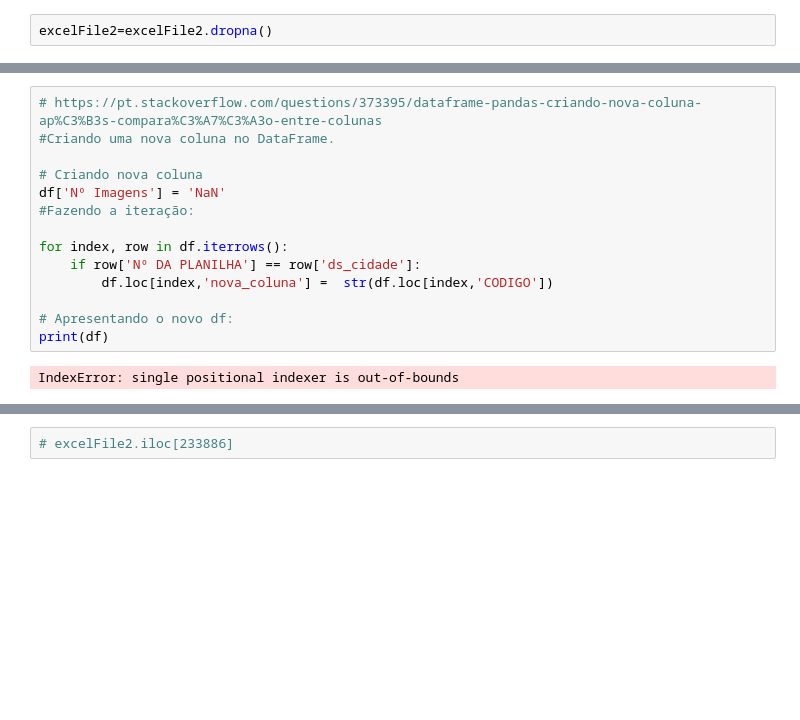
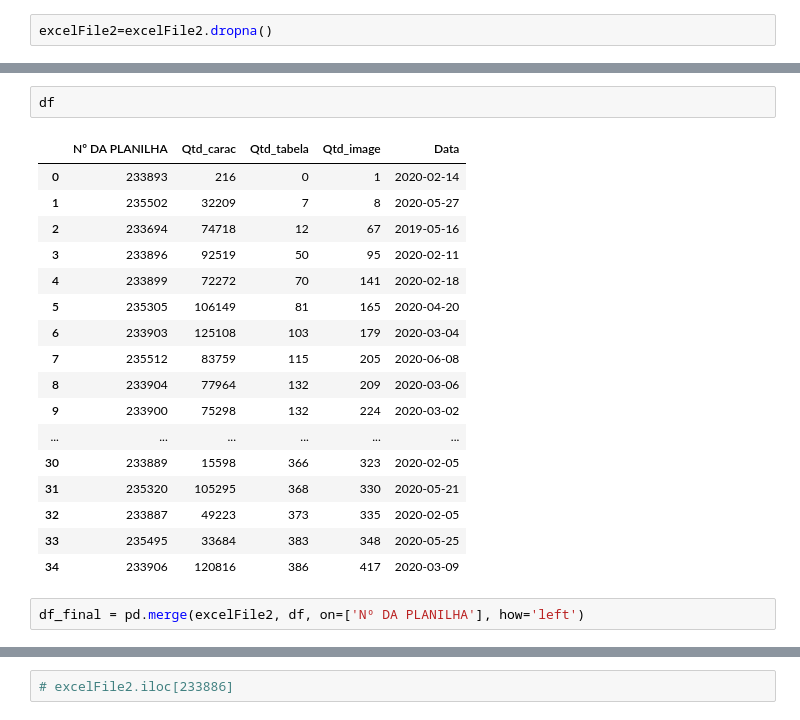
Before and after one commit to WalnerPessoa/Fluxo_Editorial, a Jupyter notebook: testes/gerar_nova_tabela.ipynb, the cells around one changed output, grey strips where cells are left out. Cells and saved outputs as stored; diff of their text form; blank space fills up the shorter version.

```diff
--- a/testes/gerar_nova_tabela.ipynb
+++ b/testes/gerar_nova_tabela.ipynb
@@ -144,16 +112,22 @@ excelFile2
-# %%
-# https://pt.stackoverflow.com/questions/373395/dataframe-pandas-criando-nova-coluna-ap%C3%B3s-compara%C3%A7%C3%A3o-entre-colunas
-#Criando uma nova coluna no DataFrame.
-
-# Criando nova coluna
-df['Nº Imagens'] = 'NaN'
-#Fazendo a iteração:
-
-for index, row in df.iterrows():
-    if row['Nº DA PLANILHA'] == row['ds_cidade']:
-        df.loc[index,'nova_coluna'] =  str(df.loc[index,'CODIGO'])
-
-# Apresentando o novo df:
-print(df)
-# %% [output]
-IndexError: single positional indexer is out-of-bounds
+# %%
+df
+# %% [output]
+|  | Nº DA PLANILHA | Qtd_carac | Qtd_tabela | Qtd_image | Data |
+| 0 | 233893 | 216 | 0 | 1 | 2020-02-14 |
+| 1 | 235502 | 32209 | 7 | 8 | 2020-05-27 |
+| 2 | 233694 | 74718 | 12 | 67 | 2019-05-16 |
+| 3 | 233896 | 92519 | 50 | 95 | 2020-02-11 |
+| 4 | 233899 | 72272 | 70 | 141 | 2020-02-18 |
+| 5 | 235305 | 106149 | 81 | 165 | 2020-04-20 |
+| 6 | 233903 | 125108 | 103 | 179 | 2020-03-04 |
+| 7 | 235512 | 83759 | 115 | 205 | 2020-06-08 |
+| 8 | 233904 | 77964 | 132 | 209 | 2020-03-06 |
+| 9 | 233900 | 75298 | 132 | 224 | 2020-03-02 |
+| ... | ... | ... | ... | ... | ... |
+| 30 | 233889 | 15598 | 366 | 323 | 2020-02-05 |
+| 31 | 235320 | 105295 | 368 | 330 | 2020-05-21 |
+| 32 | 233887 | 49223 | 373 | 335 | 2020-02-05 |
+| 33 | 235495 | 33684 | 383 | 348 | 2020-05-25 |
+| 34 | 233906 | 120816 | 386 | 417 | 2020-03-09 |
+# %%
+df_final = pd.merge(excelFile2, df, on=['Nº DA PLANILHA'], how='left')
```
Also changed, not shown: parts of 16 cells of this notebook.
